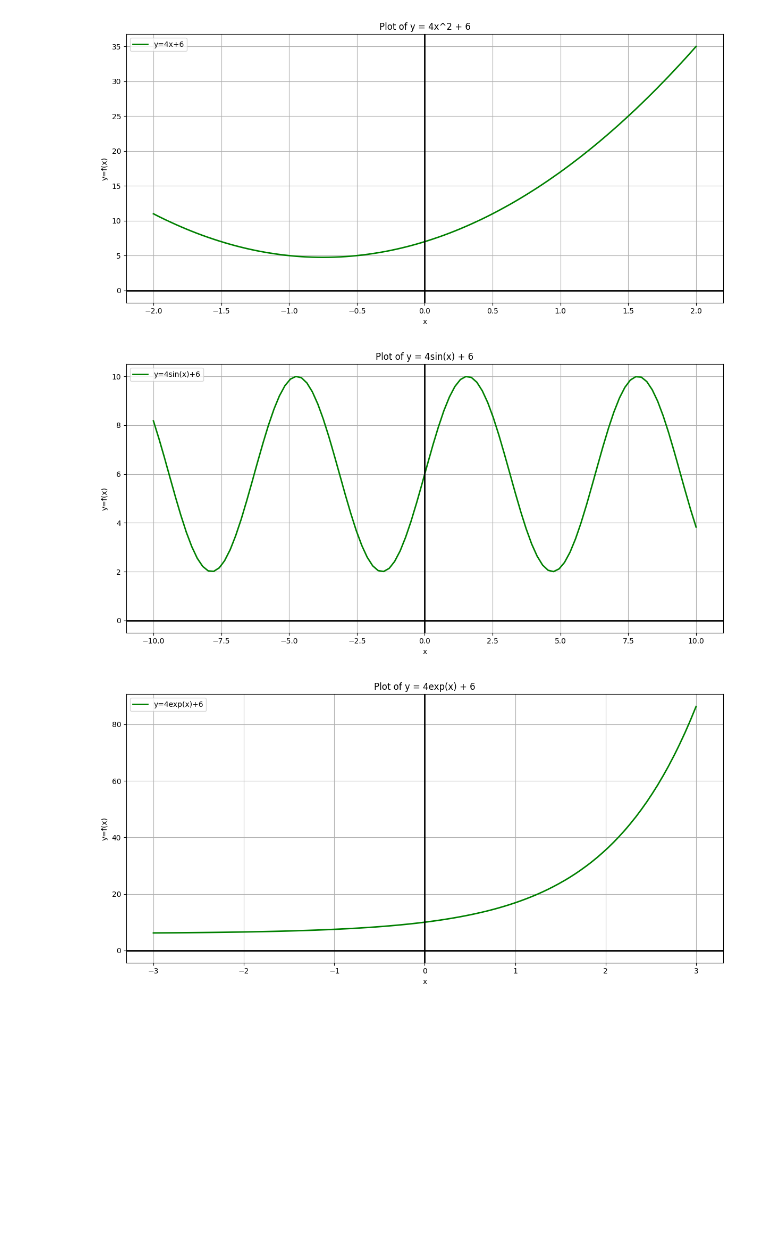
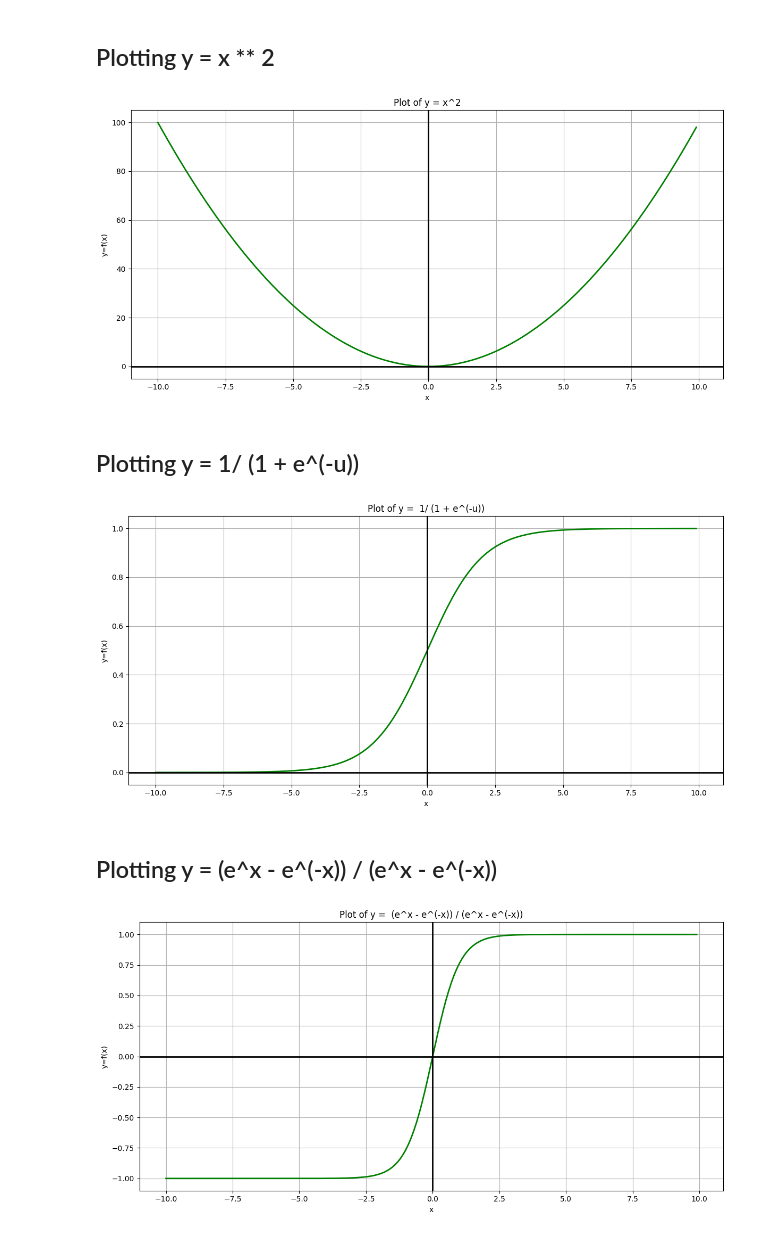
Before and after one commit to SelimRejabd/Artificial-Intelligence, a Jupyter notebook: Assignment1/Assignment1.ipynb, the cells around one changed output. Saved outputs shown, nothing was run; the diff lists cells and outputs as text; code cells hidden in the pictures; blank space fills up the shorter version.

```diff
--- a/Assignment1/Assignment1.ipynb
+++ b/Assignment1/Assignment1.ipynb
@@ -7,0 +6,2 @@ c = 7
+# %%
+x = np.arange(-10, 10, 0.1)
@@ -27,14 +28,15 @@ plt.show()
+# %% [markdown]
+## Plotting y = x ** 2
 # %%
-x2 = np.linspace(-2, 2, 100)
-y2 = a * (x2 ** 2) + b * x2 + c
+
+y2 = x ** 2
 plt.figure(figsize=(12, 6))
 
-plt.plot(x2, y2, label=f'y={a}x+{b}', color='green', linewidth=2)
-plt.title(f'Plot of y = {a}x^2 + {b}')
+plt.plot(x, y2, label=f'y=x^2', color='green', linewidth=2)
+plt.title('Plot of y = x^2')
 plt.xlabel('x')
 plt.ylabel('y=f(x)')
 plt.grid()
-plt.legend()
 
 plt.axhline(0, color='black', linewidth=2)
 plt.axvline(0, color='black', linewidth=2)
@@ -42,18 +44,18 @@ plt.axvline(0, color='black', linewidth=2)
 plt.tight_layout()
 plt.show()
 # %% [output]
-[figure, old version]
+[figure, new version]
+# %% [markdown]
+## Plotting y = 1/ (1 + e^(-u))
 # %%
-x3 = np.linspace(-10, 10, 100)
-y3 = a * np.sin(x3) + b
+y3 = 1 / (1 + np.exp(-x))
 plt.figure(figsize=(12, 6))
 
-plt.plot(x3, y3, label=f'y={a}sin(x)+{b}', color='green', linewidth=2)
-plt.title(f'Plot of y = {a}sin(x) + {b}')
+plt.plot(x, y3, color='green', linewidth=2)
+plt.title(f'Plot of y =  1/ (1 + e^(-u))')
 plt.xlabel('x')
 plt.ylabel('y=f(x)')
 plt.grid()
-plt.legend()
 
 plt.axhline(0, color='black', linewidth=2)
 plt.axvline(0, color='black', linewidth=2)
@@ -61,23 +63,24 @@ plt.axvline(0, color='black', linewidth=2)
 plt.tight_layout()
 plt.show()
 # %% [output]
-[figure, old version]
+[figure, new version]
+# %% [markdown]
+## Plotting y = (e^x - e^(-x)) / (e^x - e^(-x))
 # %%
-x4 = np.linspace(-3, 3, 100)
-y4 = a * np.exp(x4) + b
+
+y4 = (np.exp(x) - np.exp(-x)) / (np.exp(x) + np.exp(-x))
 plt.figure(figsize=(12, 6))
 
-plt.plot(x4, y4, label=f'y={a}exp(x)+{b}', color='green', linewidth=2)
-plt.title(f'Plot of y = {a}exp(x) + {b}')
+plt.plot(x, y4, color='green', linewidth=2)
+plt.title('Plot of y =  (e^x - e^(-x)) / (e^x - e^(-x))')
 plt.xlabel('x')
 plt.ylabel('y=f(x)')
 plt.grid()
-plt.legend()
 
 plt.axhline(0, color='black', linewidth=2)
 plt.axvline(0, color='black', linewidth=2)
 
 plt.tight_layout()
 plt.show()
 # %% [output]
-[figure, old version]
+[figure, new version]
```
Also changed, not shown: parts of 10 cells of this notebook.
